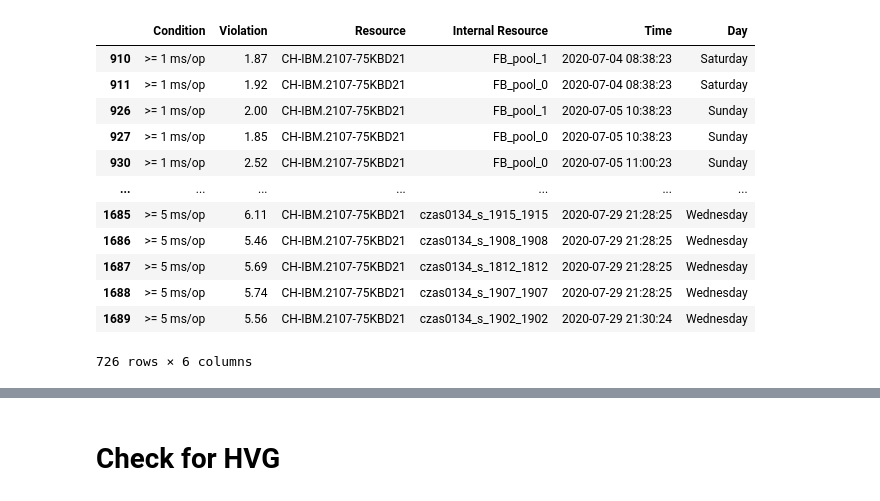
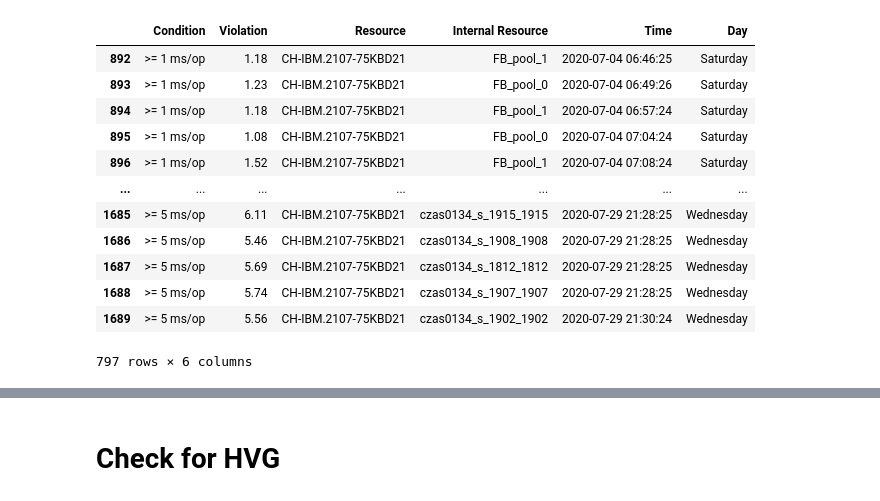
Before and after one commit to loosak/pysnippets, a Jupyter notebook: alerts.ipynb, the cells around one changed output, grey strips where cells are left out. Drawn from its saved outputs; the diff is of its cells as text; code cells hidden in the pictures.

```diff
--- a/alerts.ipynb
+++ b/alerts.ipynb
@@ -37,16 +43,16 @@ memory usage: 43.6+ KB
-# %%
-df[df.Violation > 1.8]
-# %% [output]
-|  | Condition | Violation | Resource | Internal Resource | Time | Day |
-| 910 | >= 1 ms/op | 1.87 | CH-IBM.2107-75KBD21 | FB_pool_1 | 2020-07-04 08:38:23 | Saturday |
-| 911 | >= 1 ms/op | 1.92 | CH-IBM.2107-75KBD21 | FB_pool_0 | 2020-07-04 08:38:23 | Saturday |
-| 926 | >= 1 ms/op | 2.00 | CH-IBM.2107-75KBD21 | FB_pool_1 | 2020-07-05 10:38:23 | Sunday |
-| 927 | >= 1 ms/op | 1.85 | CH-IBM.2107-75KBD21 | FB_pool_0 | 2020-07-05 10:38:23 | Sunday |
-| 930 | >= 1 ms/op | 2.52 | CH-IBM.2107-75KBD21 | FB_pool_0 | 2020-07-05 11:00:23 | Sunday |
-| ... | ... | ... | ... | ... | ... | ... |
-| 1685 | >= 5 ms/op | 6.11 | CH-IBM.2107-75KBD21 | czas0134_s_1915_1915 | 2020-07-29 21:28:25 | Wednesday |
-| 1686 | >= 5 ms/op | 5.46 | CH-IBM.2107-75KBD21 | czas0134_s_1908_1908 | 2020-07-29 21:28:25 | Wednesday |
-| 1687 | >= 5 ms/op | 5.69 | CH-IBM.2107-75KBD21 | czas0134_s_1812_1812 | 2020-07-29 21:28:25 | Wednesday |
-| 1688 | >= 5 ms/op | 5.74 | CH-IBM.2107-75KBD21 | czas0134_s_1907_1907 | 2020-07-29 21:28:25 | Wednesday |
-| 1689 | >= 5 ms/op | 5.56 | CH-IBM.2107-75KBD21 | czas0134_s_1902_1902 | 2020-07-29 21:30:24 | Wednesday |
-726 rows × 6 columns
+# %%
+df.groupby(['Day']).apply(lambda x : x)
+# %% [output]
+|  | Condition | Violation | Resource | Internal Resource | Time | Day |
+| 892 | >= 1 ms/op | 1.18 | CH-IBM.2107-75KBD21 | FB_pool_1 | 2020-07-04 06:46:25 | Saturday |
+| 893 | >= 1 ms/op | 1.23 | CH-IBM.2107-75KBD21 | FB_pool_0 | 2020-07-04 06:49:26 | Saturday |
+| 894 | >= 1 ms/op | 1.18 | CH-IBM.2107-75KBD21 | FB_pool_1 | 2020-07-04 06:57:24 | Saturday |
+| 895 | >= 1 ms/op | 1.08 | CH-IBM.2107-75KBD21 | FB_pool_0 | 2020-07-04 07:04:24 | Saturday |
+| 896 | >= 1 ms/op | 1.52 | CH-IBM.2107-75KBD21 | FB_pool_1 | 2020-07-04 07:08:24 | Saturday |
+| ... | ... | ... | ... | ... | ... | ... |
+| 1685 | >= 5 ms/op | 6.11 | CH-IBM.2107-75KBD21 | czas0134_s_1915_1915 | 2020-07-29 21:28:25 | Wednesday |
+| 1686 | >= 5 ms/op | 5.46 | CH-IBM.2107-75KBD21 | czas0134_s_1908_1908 | 2020-07-29 21:28:25 | Wednesday |
+| 1687 | >= 5 ms/op | 5.69 | CH-IBM.2107-75KBD21 | czas0134_s_1812_1812 | 2020-07-29 21:28:25 | Wednesday |
+| 1688 | >= 5 ms/op | 5.74 | CH-IBM.2107-75KBD21 | czas0134_s_1907_1907 | 2020-07-29 21:28:25 | Wednesday |
+| 1689 | >= 5 ms/op | 5.56 | CH-IBM.2107-75KBD21 | czas0134_s_1902_1902 | 2020-07-29 21:30:24 | Wednesday |
+797 rows × 6 columns
```
Also changed, not shown: parts of 15 cells of this notebook, 17 other files.
